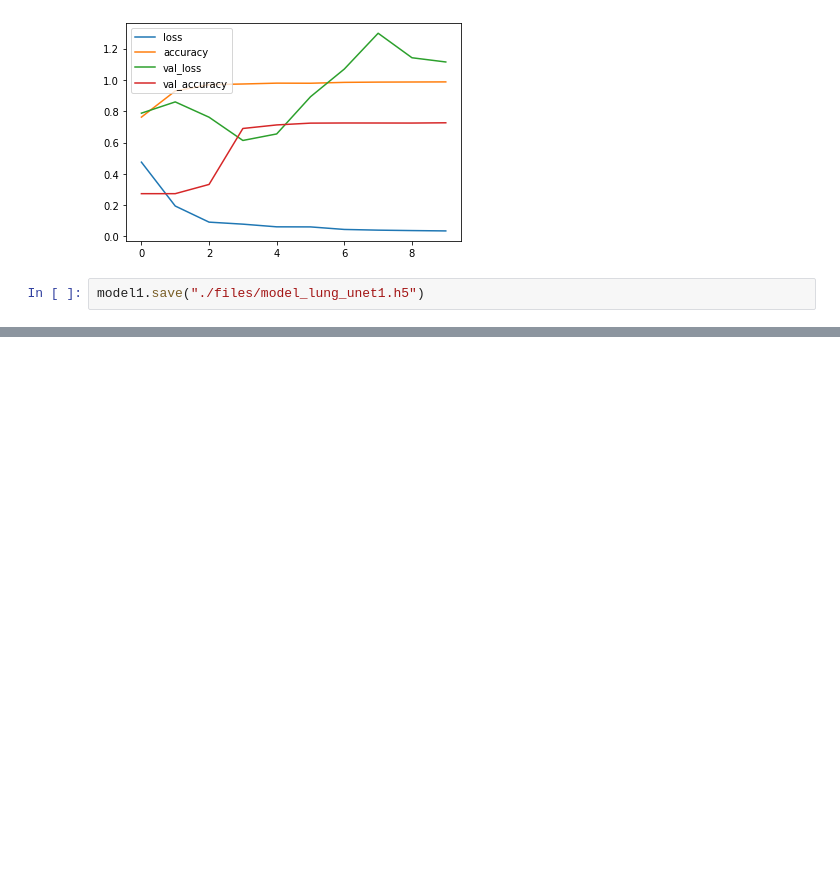
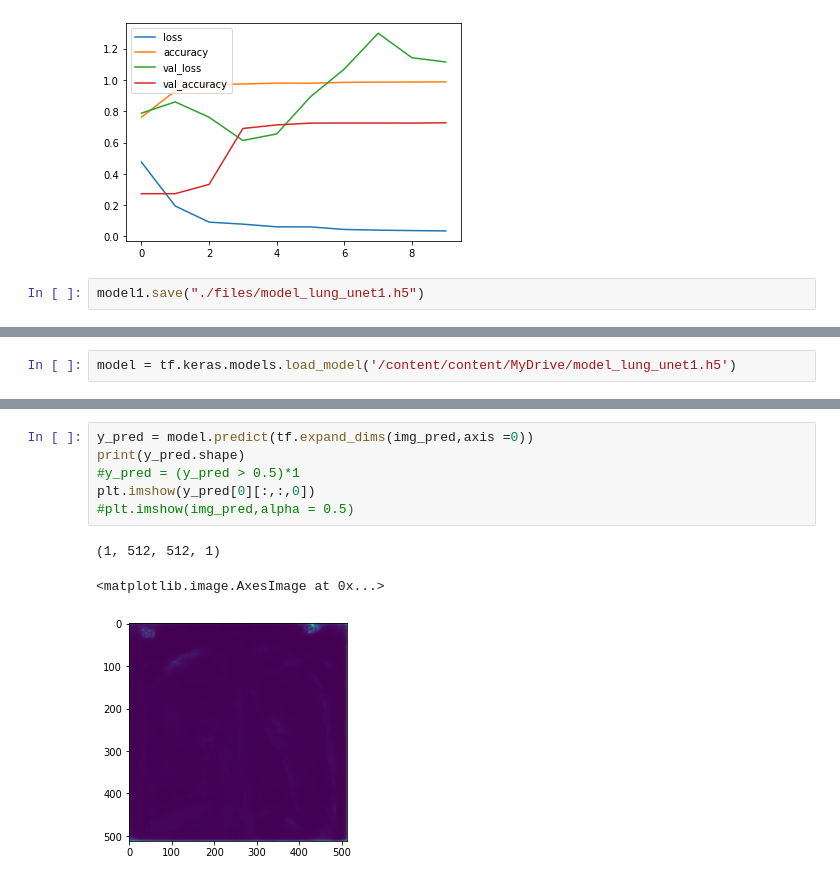
Before and after one commit to iteam1/Lung-segmentation-Unet, a Jupyter notebook: notebook.ipynb, the cells around one changed output, grey strips where cells are left out. Saved outputs shown, nothing was run; the diff lists cells and outputs as text; blank space fills up the shorter version.

```diff
--- a/notebook.ipynb
+++ b/notebook.ipynb
@@ -417,0 +435,2 @@ model1.save("./files/model_lung_unet1.h5")
+# %%
+model = tf.keras.models.load_model('/content/content/MyDrive/model_lung_unet1.h5')
@@ -417,0 +445,10 @@ model1.save("./files/model_lung_unet1.h5")
+# %%
+y_pred = model.predict(tf.expand_dims(img_pred,axis =0))
+print(y_pred.shape)
+#y_pred = (y_pred > 0.5)*1
+plt.imshow(y_pred[0][:,:,0])
+#plt.imshow(img_pred,alpha = 0.5)
+# %% [output]
+(1, 512, 512, 1)
+<matplotlib.image.AxesImage at 0x...>
+[figure, added]
```
Also changed, not shown: parts of 9 cells of this notebook, 10 other files.
